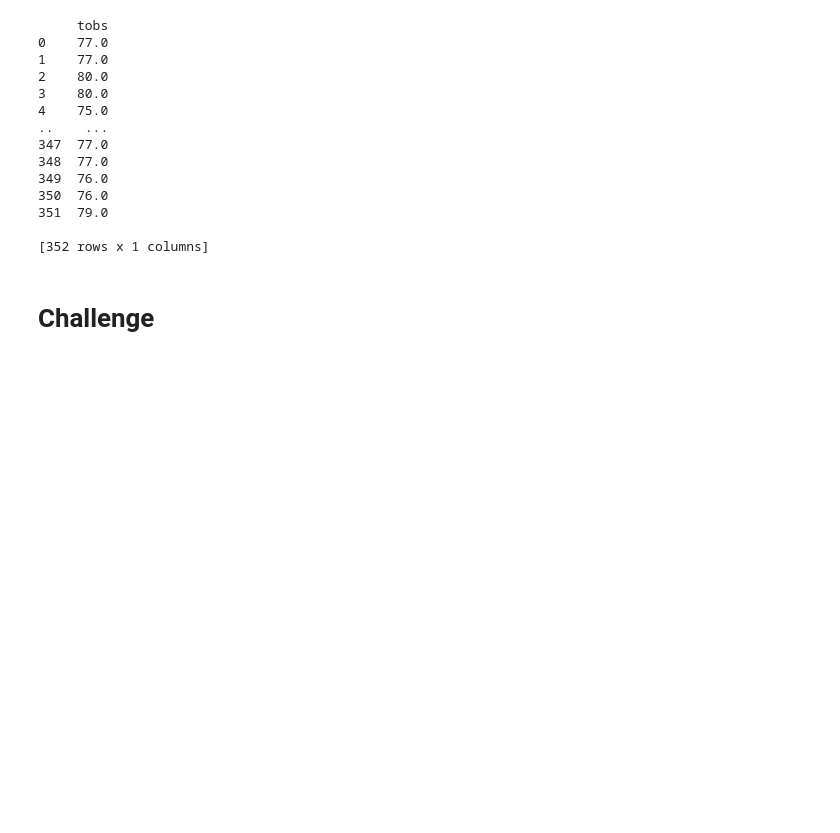
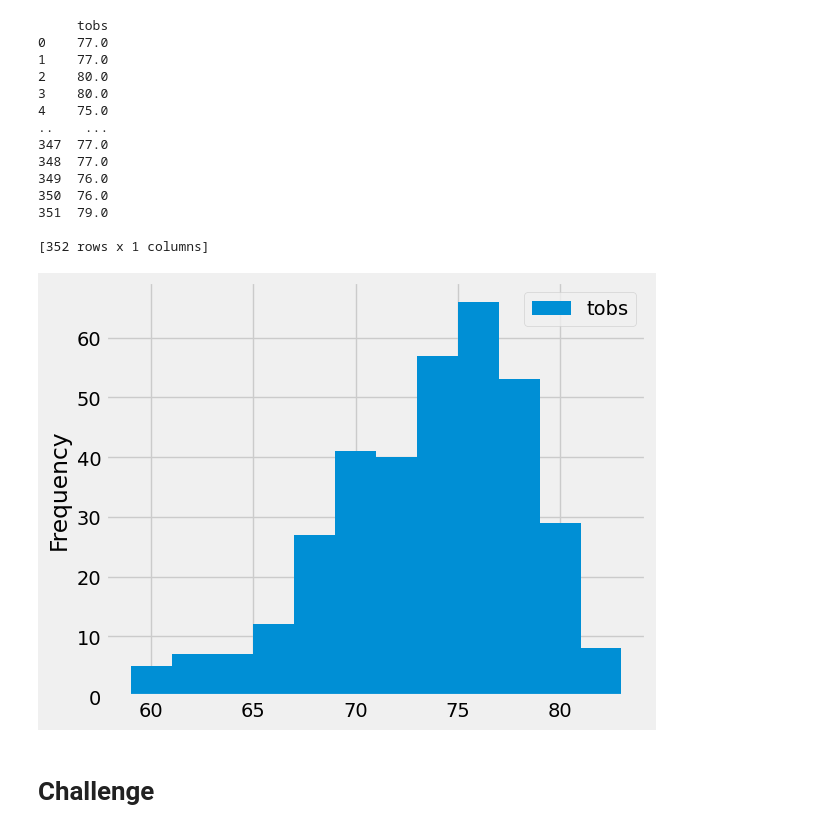
Before and after one commit to jennymvo/surfs_up, a Jupyter notebook: climate_analysis.ipynb, the cells around one changed output. Drawn from its saved outputs; the diff is of its cells as text; code cells hidden in the pictures; blank space fills up the shorter version.

```diff
--- a/climate_analysis.ipynb
+++ b/climate_analysis.ipynb
@@ -157,6 +157,14 @@ print(df)
 351  79.0
 
 [352 rows x 1 columns]
+# %%
+# Plot the temperature observations in a histogram
+
+#devide the temperature into 12 bins
+df.plot.hist(bins=12)
+plt.tight_layout()
+# %% [output]
+[figure, added]
 # %%
 # Write a function called `calc_temps` that will accept start date and end date in the format '%Y-%m-%d'
 # and return the minimum, average, and maximum temperatures for that range of dates
```
Also changed, not shown: 1 other file.
